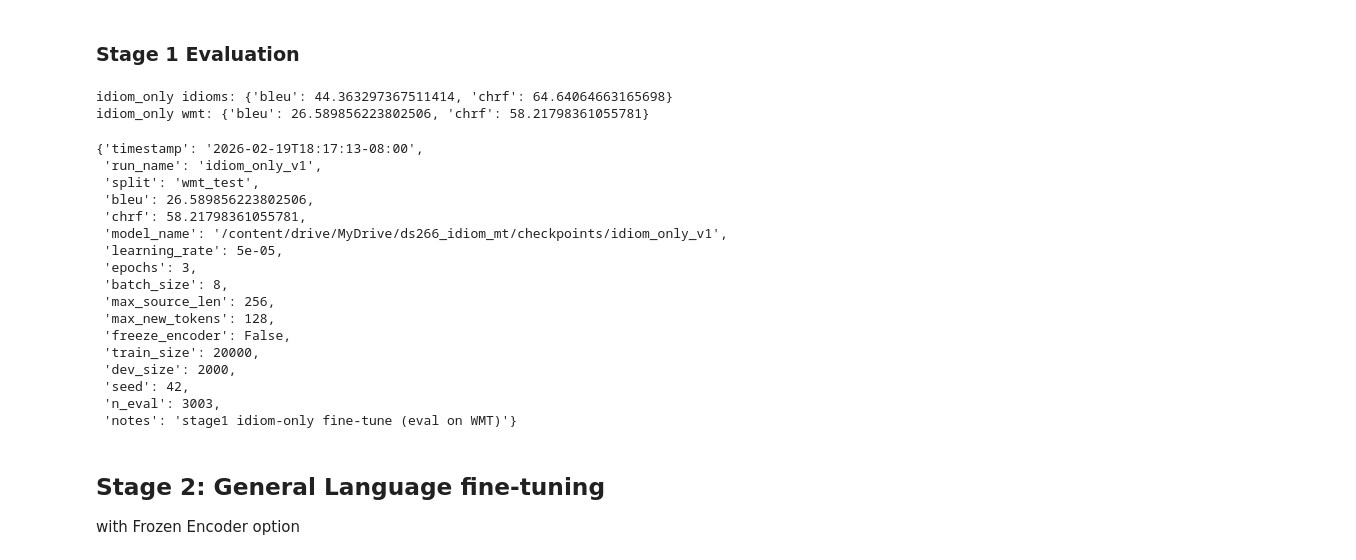
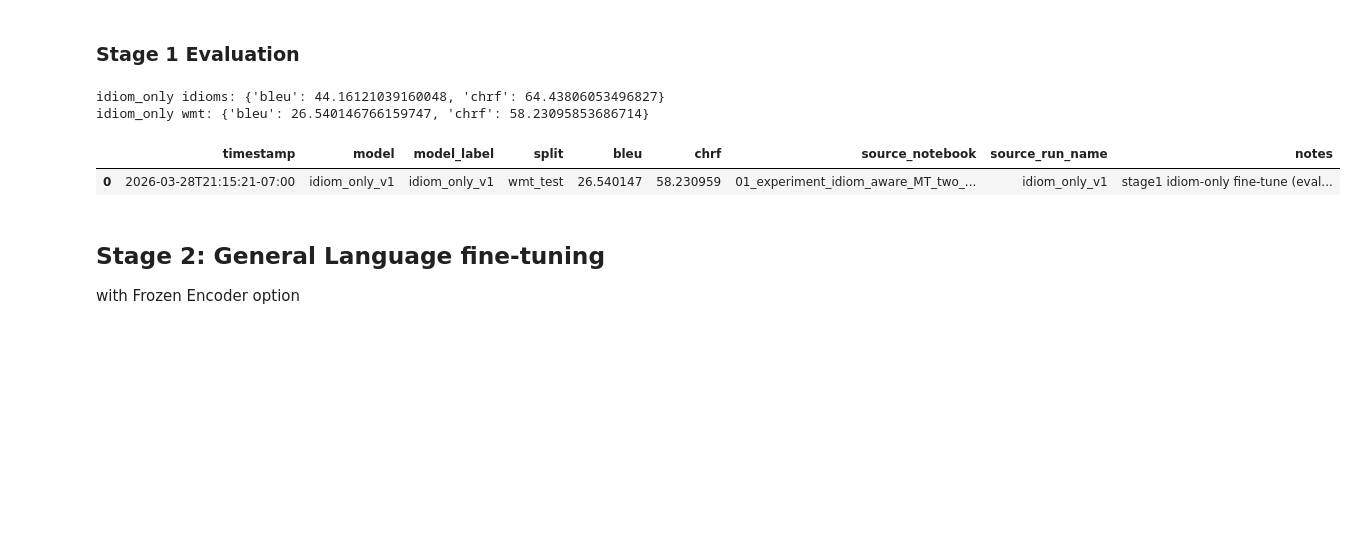
Before and after one commit to auntiepersilla/Idiom_Aware_MT_Finetuning_EN-DE, a Jupyter notebook: notebooks/01_experiment_idiom_aware_MT_two_stage_frozen_encoder.ipynb, the cells around one changed output. Drawn from its saved outputs; the diff is of its cells as text; code cells hidden in the pictures; blank space fills up the shorter version.

```diff
--- a/notebooks/01_experiment_idiom_aware_MT_two_stage_frozen_encoder.ipynb
+++ b/notebooks/01_experiment_idiom_aware_MT_two_stage_frozen_encoder.ipynb
@@ -444,9 +549,13 @@ lr = 5e-5
 epochs = 3
 batch_size = 8
 
-# Run Fine-tuning
-fine_tune(BASE_MODEL, idiom_ds["train"], idiom_ds["dev"], IDIOM_ONLY_DIR, lr=lr, epochs=epochs, batch_size=batch_size)
+# Run Fine-tuning or reuse checkpoint
+if checkpoint_exists(IDIOM_ONLY_DIR) and not FORCE_RETRAIN:
+    print(f"Loading existing idiom-only checkpoint from: {IDIOM_ONLY_DIR}")
+else:
+    print(f"Training idiom-only model and saving to: {IDIOM_ONLY_DIR}")
+    fine_tune(BASE_MODEL, idiom_ds["train"], idiom_ds["dev"], IDIOM_ONLY_DIR, lr=lr, epochs=epochs, batch_size=batch_size)
 
-idiom_model = AutoModelForSeq2SeqLM.from_pretrained(IDIOM_ONLY_DIR).to(device)
+idiom_model = clear_generation_max_length(AutoModelForSeq2SeqLM.from_pretrained(IDIOM_ONLY_DIR).to(device))
 idiom_tok = AutoTokenizer.from_pretrained(IDIOM_ONLY_DIR, use_fast=False)
 # %% [output]
@@ -485,54 +586,57 @@ log_metrics(
     dev_size=len(idiom_ds["dev"]),
     seed=SEED,
     n_eval=len(idiom_test),
+    notes="stage1 idiom-only fine-tune",
+)
+
+upsert_canonical_metric(
+    "idiom_only_v1",
+    "idioms_test",
+    idiom_m,
+    source_notebook="01_experiment_idiom_aware_MT_two_stage_frozen_encoder.ipynb",
+    source_run_name="idiom_only_v1",
     notes="stage1 idiom-only fine-tune",
 )
 
 # Evaluate General Translation after stage 1 fine-tuning
 wmt_pred = generate_preds(idiom_model, idiom_tok, wmt_test["src"],
                           max_source_len=MAX_SOURCE_LEN,
                           max_new_tokens=MAX_NEW_TOKENS,
                           batch_size=16)
 wmt_m = compute_metrics(wmt_pred, wmt_test["tgt"])
 print("idiom_only wmt:", wmt_m)
 
 log_metrics(
     "idiom_only_v1",
     "wmt_test",
     wmt_m,
     model_name=IDIOM_ONLY_DIR,
     learning_rate=lr,
     epochs=epochs,
     batch_size=batch_size,
     max_source_len=MAX_SOURCE_LEN,
     max_new_tokens=MAX_NEW_TOKENS,
     freeze_encoder=False,
     train_size=len(general_ds["ft_train"]),
     dev_size=len(general_ds["ft_dev"]),
     seed=SEED,
     n_eval=len(wmt_test),
     notes="stage1 idiom-only fine-tune (eval on WMT)",
 )
+
+upsert_canonical_metric(
+    "idiom_only_v1",
+    "wmt_test",
+    wmt_m,
+    source_notebook="01_experiment_idiom_aware_MT_two_stage_frozen_encoder.ipynb",
+    source_run_name="idiom_only_v1",
+    notes="stage1 idiom-only fine-tune (eval on WMT)",
+)
 # %% [output]
-idiom_only idioms: {'bleu': 44.363297367511414, 'chrf': 64.64064663165698}
-idiom_only wmt: {'bleu': 26.589856223802506, 'chrf': 58.21798361055781}
+idiom_only idioms: {'bleu': 44.16121039160048, 'chrf': 64.43806053496827}
+idiom_only wmt: {'bleu': 26.540146766159747, 'chrf': 58.23095853686714}
-{'timestamp': '2026-02-19T18:17:13-08:00',
- 'run_name': 'idiom_only_v1',
- 'split': 'wmt_test',
- 'bleu': 26.589856223802506,
- 'chrf': 58.21798361055781,
- 'model_name': '/content/drive/MyDrive/ds266_idiom_mt/checkpoints/idiom_only_v1',
- 'learning_rate': 5e-05,
- 'epochs': 3,
- 'batch_size': 8,
- 'max_source_len': 256,
- 'max_new_tokens': 128,
- 'freeze_encoder': False,
- 'train_size': 20000,
- 'dev_size': 2000,
- 'seed': 42,
- 'n_eval': 3003,
- 'notes': 'stage1 idiom-only fine-tune (eval on WMT)'}
+|  | timestamp | model | model_label | split | bleu | chrf | source_notebook | source_run_name | notes |
+| 0 | 2026-03-28T21:15:21-07:00 | idiom_only_v1 | idiom_only_v1 | wmt_test | 26.540147 | 58.230959 | 01_experiment_idiom_aware_MT_two_... | idiom_only_v1 | stage1 idiom-only fine-tune (eval... |
 # %% [markdown]
 ## Stage 2: General Language fine-tuning
 with Frozen Encoder option
```
Also changed, not shown: parts of 22 cells of this notebook.
